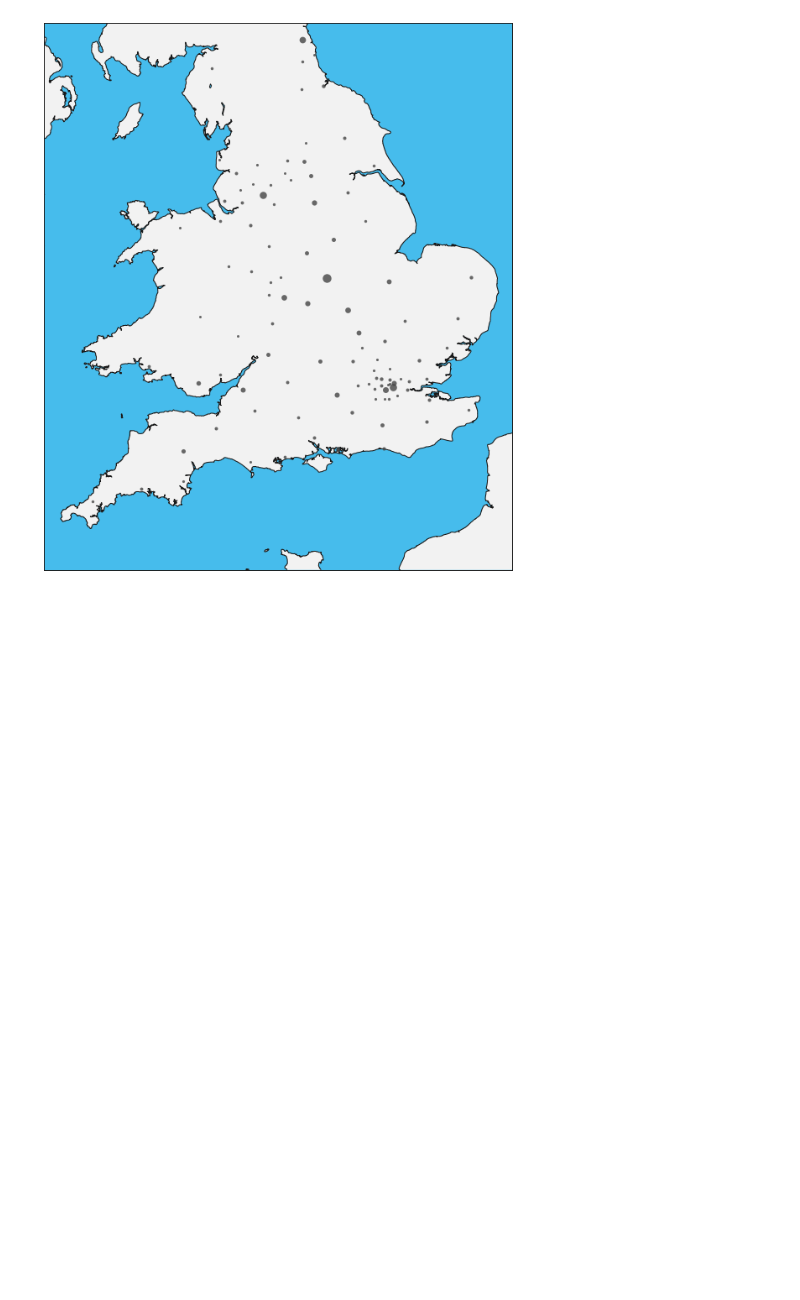
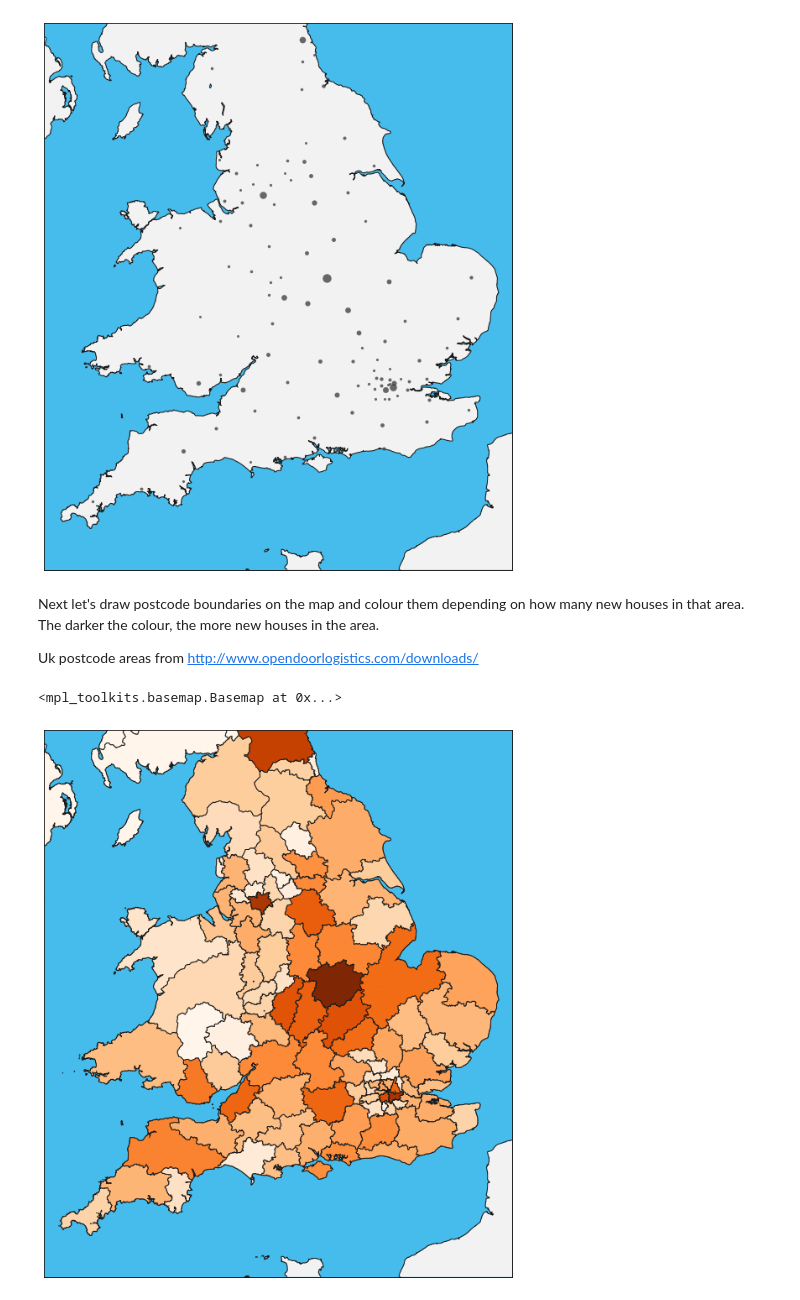
Before and after one commit to jamalmoir/notebook_playground, a Jupyter notebook: uk_2015_houseprice.ipynb, the cells around one changed output. Cells and saved outputs as stored; diff of their text form; code cells hidden in the pictures; blank space fills up the shorter version.

Commit message:
Add map split by postcodes and coloured by amount of new houses

```diff
--- a/uk_2015_houseprice.ipynb
+++ b/uk_2015_houseprice.ipynb
@@ -251,10 +240,11 @@ Uk postcode areas from http://www.opendoorlogistics.com/downloads/
 # %%
+import matplotlib.pyplot as plt
+
 from mpl_toolkits.basemap import Basemap
-import matplotlib.pyplot as plt
 
 plt.rcParams['agg.path.chunksize'] = 10000
 
-figure = plt.figure(figsize=(10,20))
+fig, ax = plt.subplots(figsize=(10,20))
 
 m = Basemap(llcrnrlon=-6., llcrnrlat= 49.5,urcrnrlon=2., urcrnrlat=55.2,
             resolution='f', projection='merc', lat_0=54.5, lon_0=-4.36) # c, l, i, h, f or None
@@ -263,15 +253,51 @@ m.drawmapboundary(fill_color='#46bcec')
 m.fillcontinents(color='#f2f2f2',lake_color='#46bcec')
 m.drawcoastlines()
 
-#m.readshapefile('data/uk_postcode_bounds/Areas', 'Areas')
-
-for area, loc in plot_locs.items():
-    #print("Lat: {} | Lon: {}".format(loc[0], loc[1]))
-    x, y = m(loc[1], loc[0])
-    size = (new_areas.loc[area]/1000) ** 2 + 3
+def plot_area(pos):
+    count = new_areas.loc[new_areas.pos == pos]['count']
+    x, y = m(pos[1], pos[0])
+    size = (count/1000) ** 2 + 3
     m.plot(x, y, 'o', markersize=size, color='#444444', alpha=0.8)
 
+new_areas.pos.apply(plot_area)
+
 m
 # %% [output]
 <mpl_toolkits.basemap.Basemap at 0x...>
 [figure]
+# %% [markdown]
+Next let's draw postcode boundaries on the map and colour them depending on how many new houses in that area. The darker the colour, the more new houses in the area.
+
+Uk postcode areas from http://www.opendoorlogistics.com/downloads/
+# %%
+from matplotlib.patches import Polygon
+from matplotlib.collections import PatchCollection
+from matplotlib.patches import PathPatch
+from matplotlib.colors import Normalize
+
+fig, ax = plt.subplots(figsize=(10,20))
+
+m = Basemap(llcrnrlon=-6., llcrnrlat= 49.5,urcrnrlon=2., urcrnrlat=55.2,
+            resolution='f', projection='merc', lat_0=54.5, lon_0=-4.36) # c, l, i, h, f or None
+
+m.drawmapboundary(fill_color='#46bcec')
+m.fillcontinents(color='#f2f2f2',lake_color='#46bcec')
+m.drawcoastlines()
+m.readshapefile('data/uk_postcode_bounds/Areas', 'areas')
+
+df_poly = pd.DataFrame({
+        'shapes': [Polygon(np.array(shape), True) for shape in m.areas],
+        'area': [area['name'] for area in m.areas_info]
+    })
+df_poly = df_poly.merge(new_areas, on='area', how='left')
+
+cmap = plt.get_cmap('Oranges')
+pc = PatchCollection(df_poly.shapes, facecolor= 'm', edgecolor='k', linewidths=1., zorder=2)
+norm = Normalize()
+pc.set_facecolor(cmap(norm(df_poly['count'].fillna(0).values)))
+ax.add_collection(pc)
+
+m
+# %% [output]
+<mpl_toolkits.basemap.Basemap at 0x...>
+[figure, added]
```
Also changed, not shown: parts of 7 cells of this notebook.
